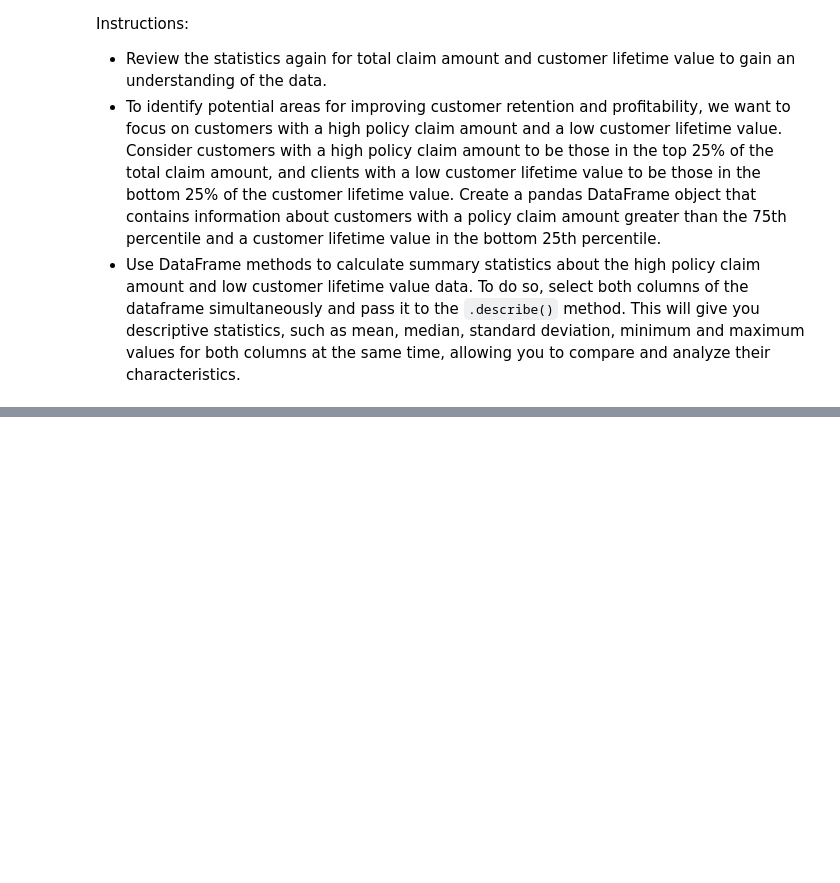
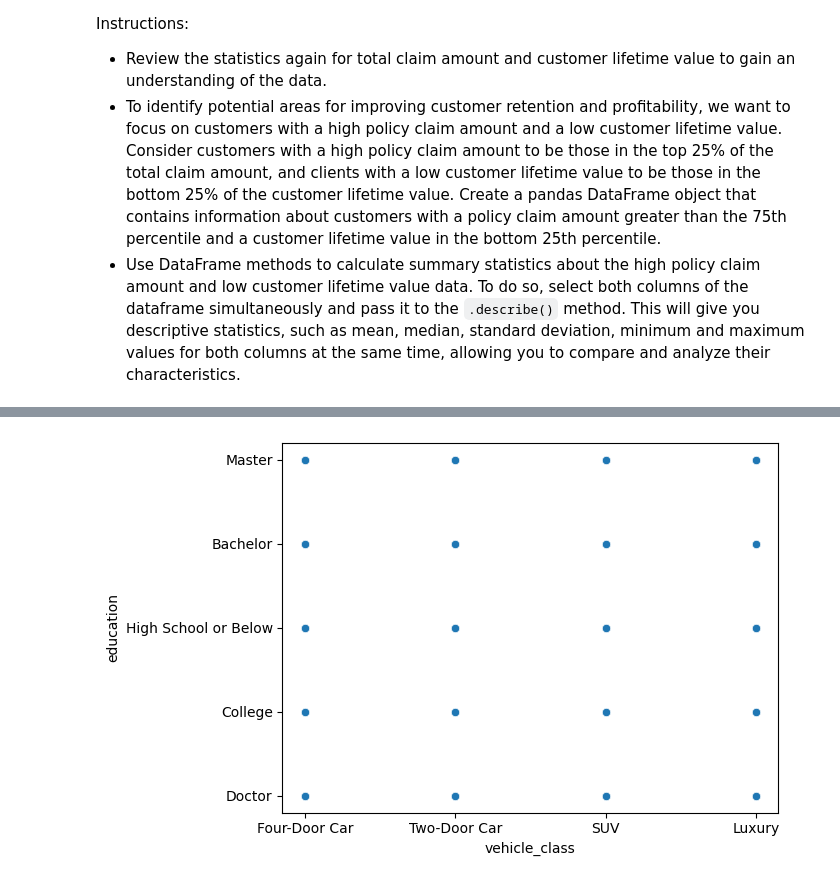
Before and after one commit to NURIAT83/lab-dw-data-cleaning-and-formatting, a Jupyter notebook: lab-dw-data-cleaning-and-formatting_SECOND_DRAFT.ipynb, the cells around one changed output, grey strips where cells are left out. Saved outputs shown, nothing was run; the diff lists cells and outputs as text; code cells hidden in the pictures; blank space fills up the shorter version.

```diff
--- a/lab-dw-data-cleaning-and-formatting_SECOND_DRAFT.ipynb
+++ b/lab-dw-data-cleaning-and-formatting_SECOND_DRAFT.ipynb
@@ -316,0 +431,6 @@ Instructions:
+# %%
+#Show a plot of the Education by Vehicle Class.
+sns.scatterplot(x='vehicle_class',y='education',data=insurance_customers_df)
+plt.show()
+# %% [output]
+[figure, added]
```
Also changed, not shown: parts of 32 cells of this notebook.
